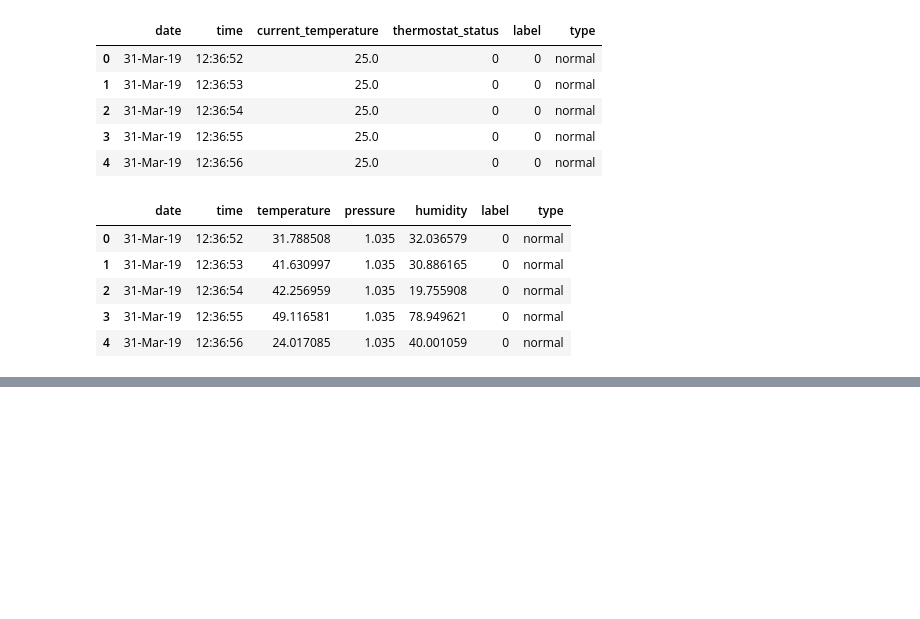
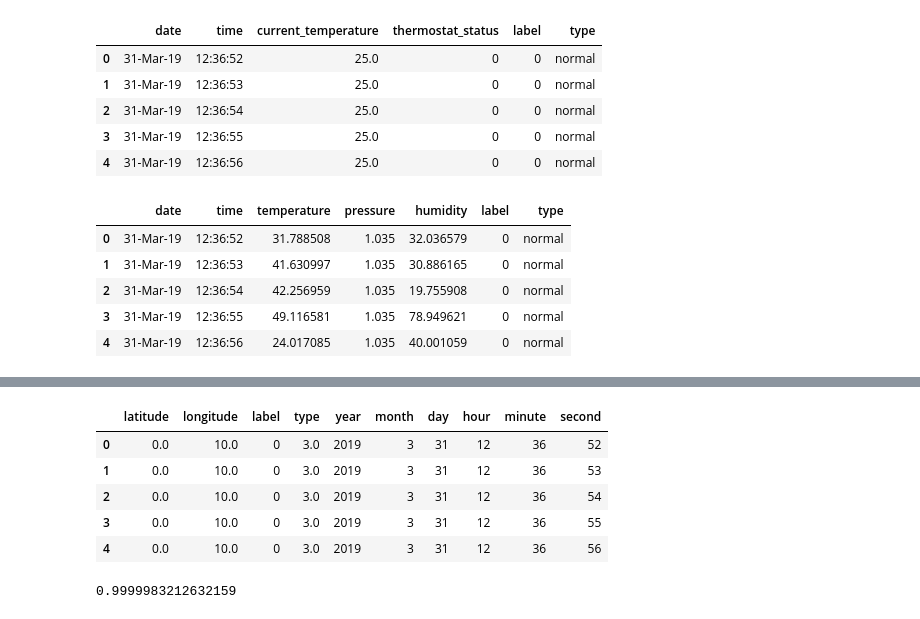
Before and after one commit to wiwiwashere/TON_loT_network, a Jupyter notebook: Idea1.ipynb, the cells around one changed output, grey strips where cells are left out. Saved outputs shown, nothing was run; the diff lists cells and outputs as text; code cells hidden in the pictures; blank space fills up the shorter version.

```diff
--- a/Idea1.ipynb
+++ b/Idea1.ipynb
@@ -139,0 +214,36 @@ weather.head()
+# %%
+gps = gps.dropna().copy()
+gps_datetime = gps['date'] + ' ' + gps['time']
+gps['datetime'] = pd.to_datetime(gps_datetime)
+gps['year'] = gps['datetime'].dt.year.astype(int)
+gps['month'] = gps['datetime'].dt.month.astype(int)
+gps['day'] = gps['datetime'].dt.day.astype(int)
+gps['hour'] = gps['datetime'].dt.hour.astype(int)
+gps['minute'] = gps['datetime'].dt.minute.astype(int)
+gps['second'] = gps['datetime'].dt.second.astype(int)
+gps = gps.drop(columns=['date','time','datetime'])
+# %%
+s = (gps.dtypes=='object')
+object_cols = list(s[s].index)
+for c in object_cols:
+    gps[c] = gps[c].astype(str)
+od = OrdinalEncoder()
+gps[object_cols] = od.fit_transform(gps[object_cols])
+gps.head()
+# %% [output]
+|  | latitude | longitude | label | type | year | month | day | hour | minute | second |
+| 0 | 0.0 | 10.0 | 0 | 3.0 | 2019 | 3 | 31 | 12 | 36 | 52 |
+| 1 | 0.0 | 10.0 | 0 | 3.0 | 2019 | 3 | 31 | 12 | 36 | 53 |
+| 2 | 0.0 | 10.0 | 0 | 3.0 | 2019 | 3 | 31 | 12 | 36 | 54 |
+| 3 | 0.0 | 10.0 | 0 | 3.0 | 2019 | 3 | 31 | 12 | 36 | 55 |
+| 4 | 0.0 | 10.0 | 0 | 3.0 | 2019 | 3 | 31 | 12 | 36 | 56 |
+# %%
+gps_feature = [c for c in gps.columns if c != 'type' and c!= 'label']
+gps_X = gps[gps_feature]
+gps_y = gps[target]
+gps_rf = RandomForestClassifier()
+gps_rf.fit(gps_X,gps_y)
+gps_pred = gps_rf.predict(gps_X)
+accuracy_score(gps_y,gps_pred)
+# %% [output]
+0.9999983212632159
```
Also changed, not shown: parts of 27 cells of this notebook.
